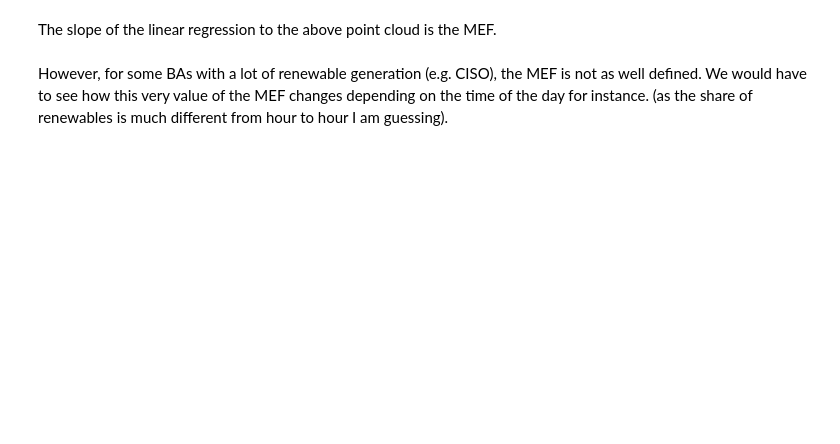
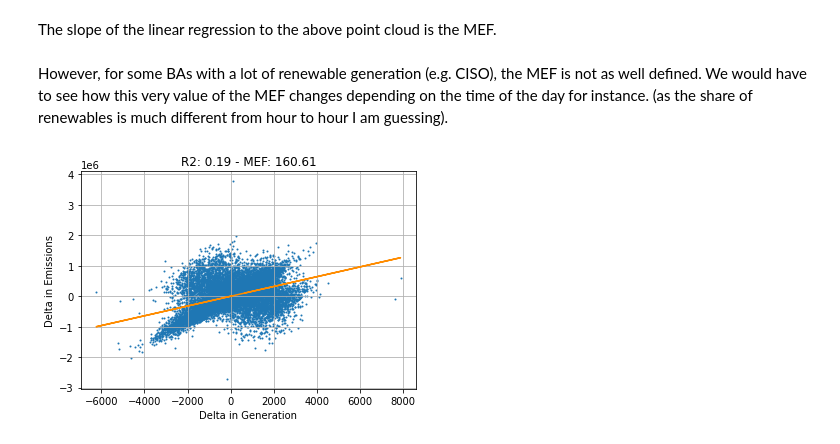
Before and after one commit to degleris1/DynamicMarginalEmissions.jl, a Jupyter notebook: notebooks/gridemissions.ipynb, the cells around one changed output. Drawn from its saved outputs; the diff is of its cells as text; code cells hidden in the pictures; blank space fills up the shorter version.

```diff
--- a/notebooks/gridemissions.ipynb
+++ b/notebooks/gridemissions.ipynb
@@ -280,3 +271,9 @@ plt.grid()
 The slope of the linear regression to the above point cloud is the MEF.
 # %% [markdown]
 However, for some BAs with a lot of renewable generation (e.g. CISO), the MEF is not as well defined. We would have to see how this very value of the MEF changes depending on the time of the day for instance. (as the share of renewables is much different from hour to hour I am guessing).
+# %%
+ba = 'CISO'
+
+_ = plot_mef(ba, df_elec, df_co2, which='generation')
+# %% [output]
+[figure, added]
```
Also changed, not shown: parts of 25 cells of this notebook, 3 other files.
